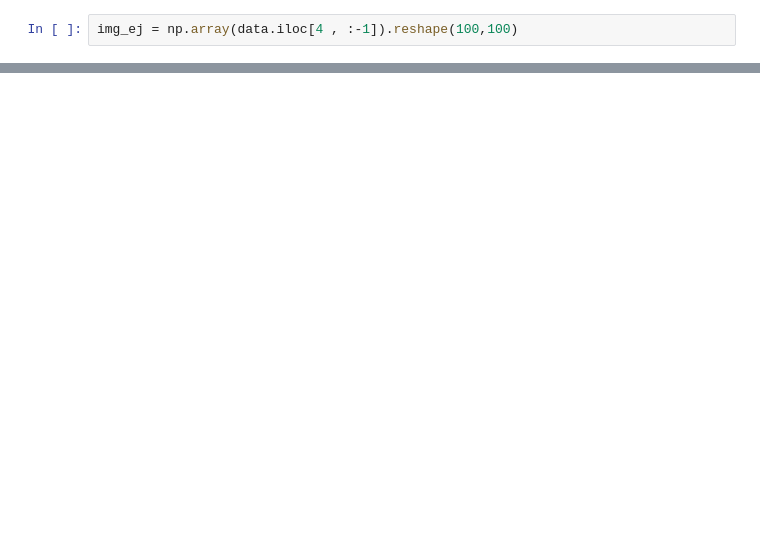
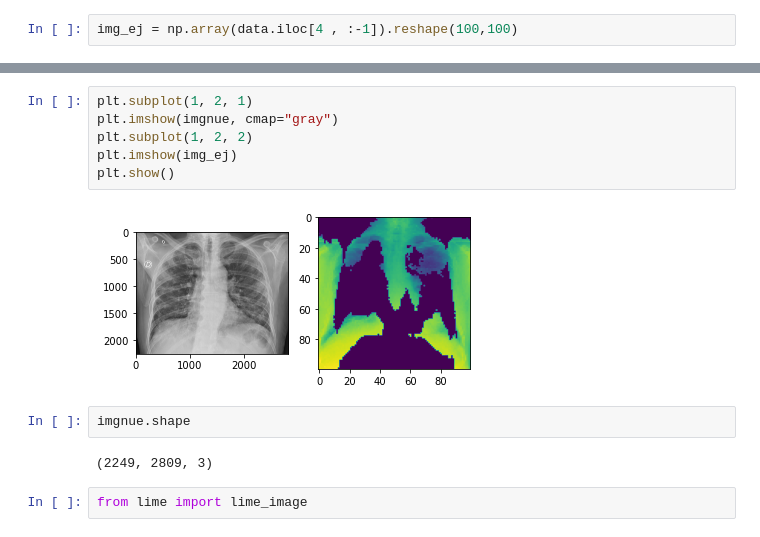
Before and after one commit to mauriciomem/desafio_final, a Jupyter notebook: final/desafio_final-final.ipynb, the cells around one changed output, grey strips where cells are left out. Cells and saved outputs as stored; diff of their text form; blank space fills up the shorter version.

```diff
--- a/final/desafio_final-final.ipynb
+++ b/final/desafio_final-final.ipynb
@@ -1336,0 +1137,14 @@ imgnue
+# %%
+plt.subplot(1, 2, 1)
+plt.imshow(imgnue, cmap="gray")
+plt.subplot(1, 2, 2)
+plt.imshow(img_ej)
+plt.show()
+# %% [output]
+[figure, added]
+# %%
+imgnue.shape
+# %% [output]
+(2249, 2809, 3)
+# %%
+from lime import lime_image
```
Also changed, not shown: parts of 73 cells of this notebook.
